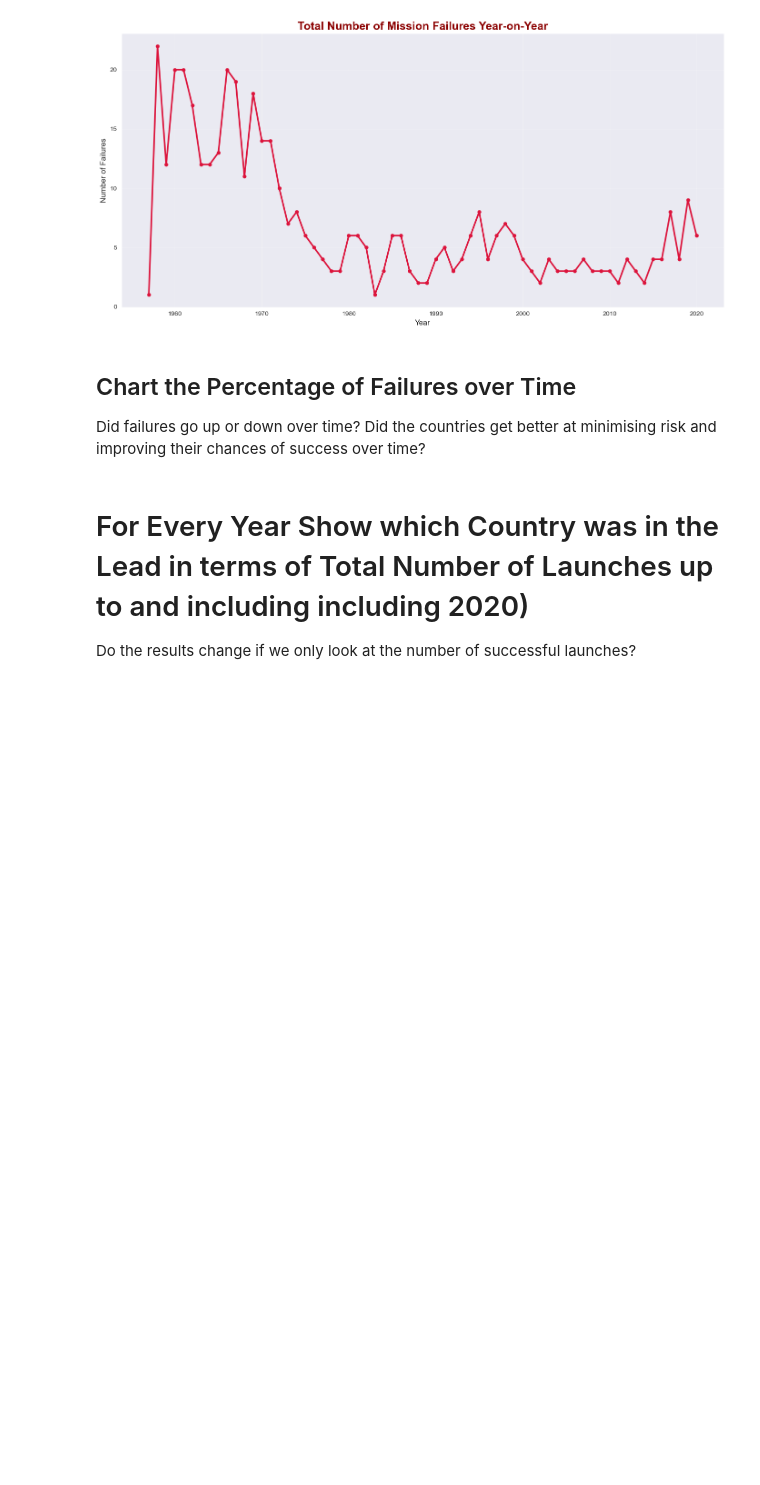
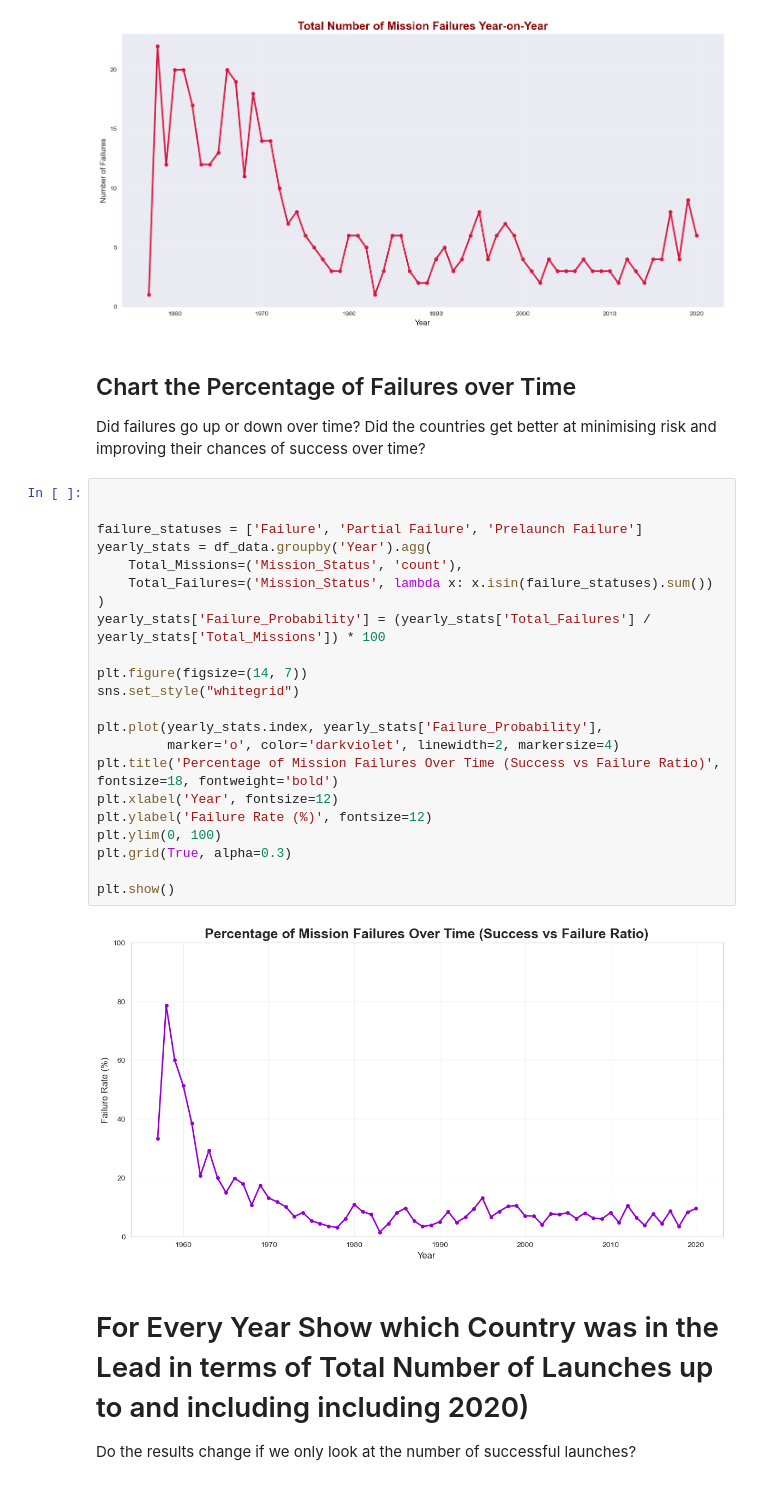
Before and after one commit to CyberWol-12/space_mission_analysis, a Jupyter notebook: Space_Missions_Analysis_(start).ipynb, the cells around one changed output. Cells and saved outputs as stored; diff of their text form; blank space fills up the shorter version.

```diff
--- a/Space_Missions_Analysis_(start).ipynb
+++ b/Space_Missions_Analysis_(start).ipynb
@@ -638,6 +638,30 @@ plt.show()
 ## Chart the Percentage of Failures over Time
 
 Did failures go up or down over time? Did the countries get better at minimising risk and improving their chances of success over time?
+# %%
+
+
+failure_statuses = ['Failure', 'Partial Failure', 'Prelaunch Failure']
+yearly_stats = df_data.groupby('Year').agg(
+    Total_Missions=('Mission_Status', 'count'),
+    Total_Failures=('Mission_Status', lambda x: x.isin(failure_statuses).sum())
+)
+yearly_stats['Failure_Probability'] = (yearly_stats['Total_Failures'] / yearly_stats['Total_Missions']) * 100
+
+plt.figure(figsize=(14, 7))
+sns.set_style("whitegrid")
+
+plt.plot(yearly_stats.index, yearly_stats['Failure_Probability'],
+         marker='o', color='darkviolet', linewidth=2, markersize=4)
+plt.title('Percentage of Mission Failures Over Time (Success vs Failure Ratio)', fontsize=18, fontweight='bold')
+plt.xlabel('Year', fontsize=12)
+plt.ylabel('Failure Rate (%)', fontsize=12)
+plt.ylim(0, 100)
+plt.grid(True, alpha=0.3)
+
+plt.show()
+# %% [output]
+[figure, added]
 # %% [markdown]
 # For Every Year Show which Country was in the Lead in terms of Total Number of Launches up to and including including 2020)
 
```
Also changed, not shown: parts of 1 cell of this notebook.
